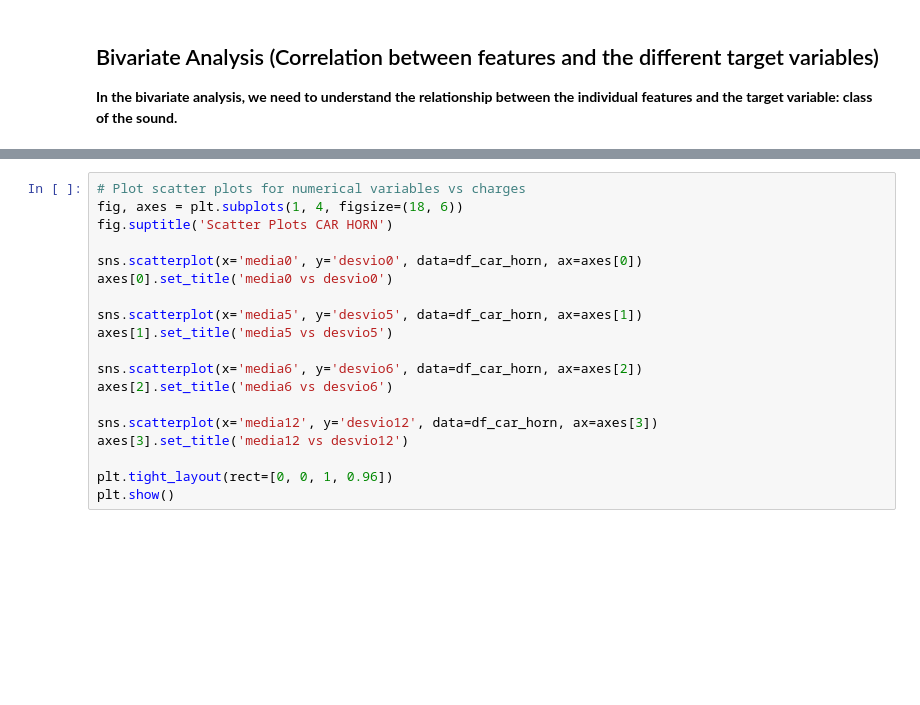
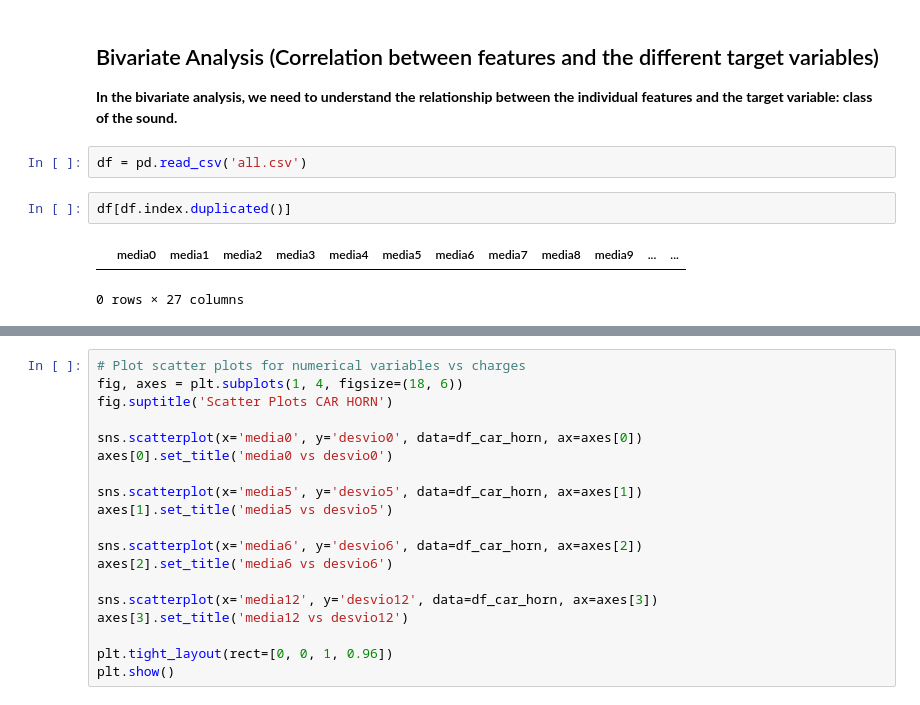
Before and after one commit to qettera/Machine-Learning-Overview, a Jupyter notebook: project.ipynb, the cells around one changed output, grey strips where cells are left out. Drawn from its saved outputs; the diff is of its cells as text; blank space fills up the shorter version.

```diff
--- a/project.ipynb
+++ b/project.ipynb
@@ -146,3 +146,10 @@ df
 # %% [markdown]
 ## Bivariate Analysis (Correlation between features and the different target variables)
 **In the bivariate analysis, we need to understand the relationship between the individual features and the target variable: class of the sound.**
+# %%
+df = pd.read_csv('all.csv')
+# %%
+df[df.index.duplicated()]
+# %% [output]
+|  | media0 | media1 | media2 | media3 | media4 | media5 | media6 | media7 | media8 | media9 | ... | ... |
+0 rows × 27 columns
```
Also changed, not shown: parts of 24 cells of this notebook.
